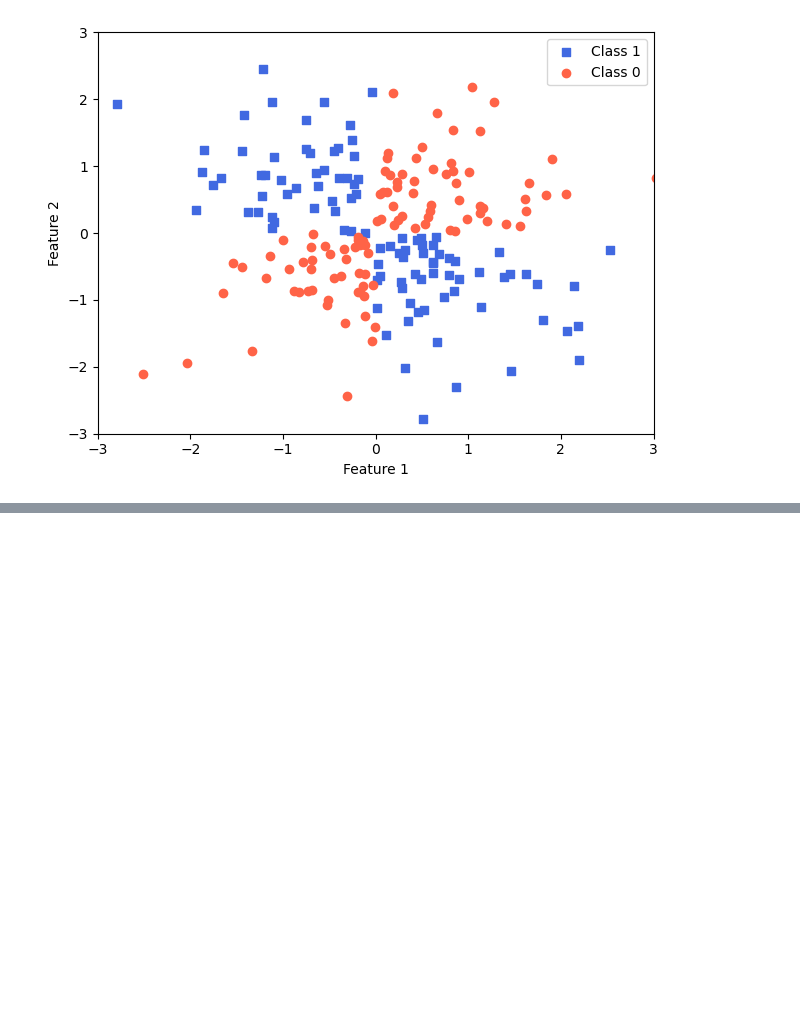
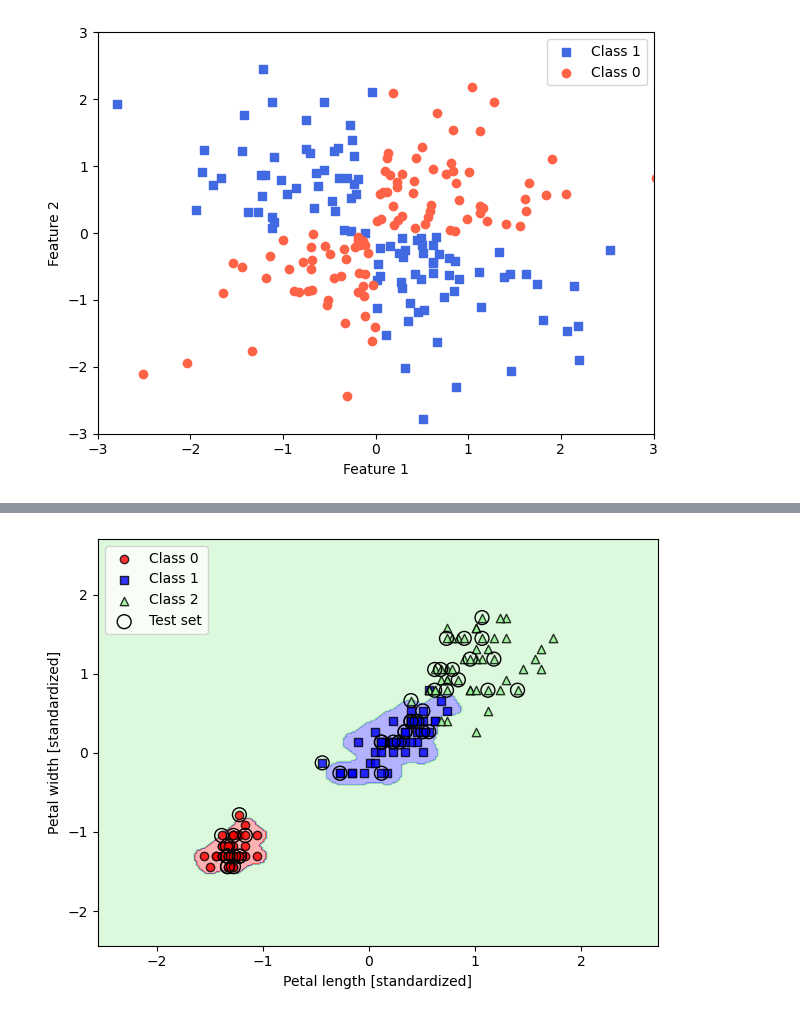
Before and after one commit to dusarp/Python-learning, a Jupyter notebook: machine learning/Raschka_ML_PyTorch_Scikit_learn/ch3/ch03_notlinear_kernel_svm.ipynb, the cells around one changed output, grey strips where cells are left out. Cells and saved outputs as stored; diff of their text form; code cells hidden in the pictures; blank space fills up the shorter version.

```diff
--- a/machine learning/Raschka_ML_PyTorch_Scikit_learn/ch3/ch03_notlinear_kernel_svm.ipynb
+++ b/machine learning/Raschka_ML_PyTorch_Scikit_learn/ch3/ch03_notlinear_kernel_svm.ipynb
@@ -39,0 +156,16 @@ plt.show()
+# %%
+#rbf kernel, iris dataseten, nagy gammaval (100)
+svm = SVC(kernel='rbf', random_state=1, gamma=100.0, C=1.0)
+svm.fit(X_train_std, y_train)
+
+plot_decision_regions(X_combined_std, y_combined,
+                      classifier=svm, test_idx=range(105, 150))
+plt.xlabel('Petal length [standardized]')
+plt.ylabel('Petal width [standardized]')
+plt.legend(loc='upper left')
+plt.tight_layout()
+plt.savefig('figures_notlinear_kernel_svm/03_16_iris_gamma_100.png', dpi=300)
+plt.show()
+#the boundary around the classes 0 and 1 is much tighter (overfitting - high varians)
+# %% [output]
+[figure, added]
```
Also changed, not shown: parts of 9 cells of this notebook, 5 other files.
